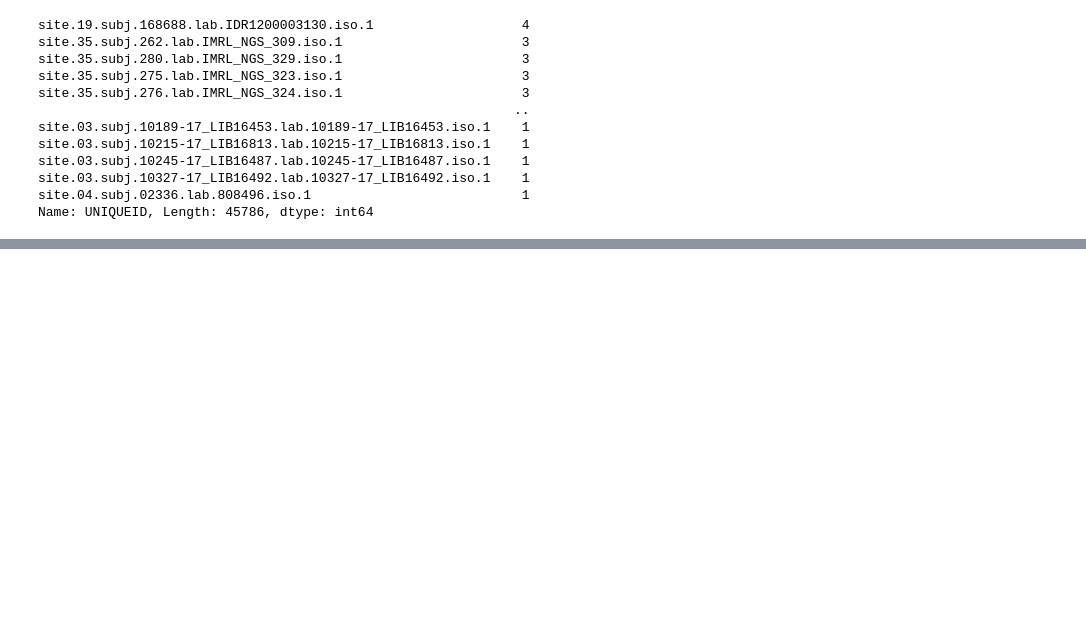
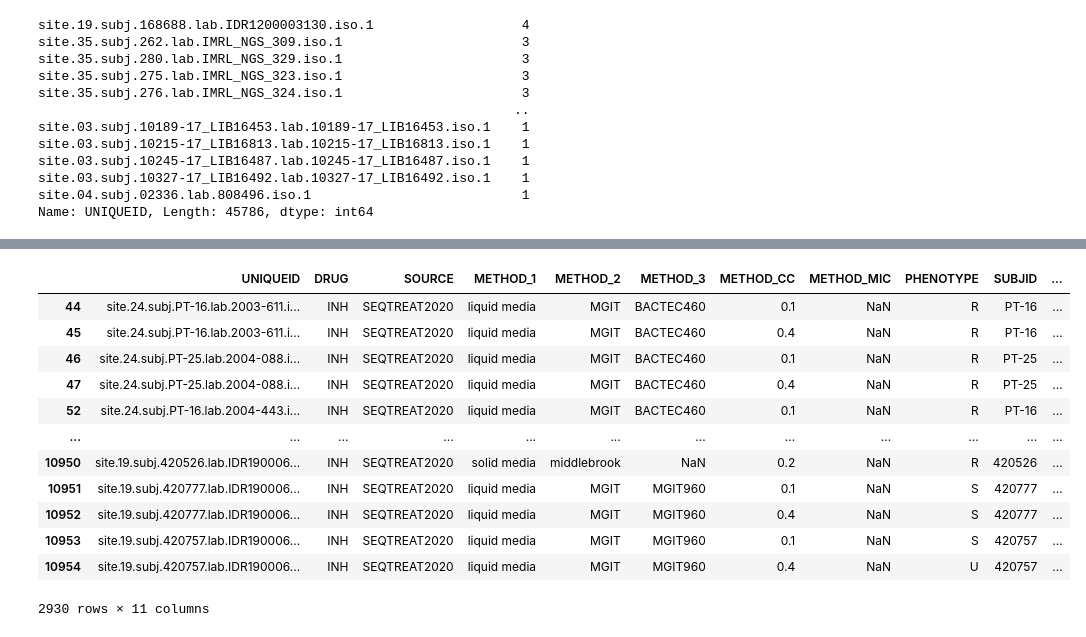
Before and after one commit to fowler-lab/Inh_resistance, a Jupyter notebook: CRyPTIC_KatG.ipynb, the cells around one changed output, grey strips where cells are left out. Saved outputs shown, nothing was run; the diff lists cells and outputs as text; code cells hidden in the pictures; blank space fills up the shorter version.

Commit message:
Broken down DST_MEASUREMENTS into multiple dfs based on METHOD_2 type

```diff
--- a/CRyPTIC_KatG.ipynb
+++ b/CRyPTIC_KatG.ipynb
@@ -320,5 +320,11 @@ plated_IDs = (set(PHENOTYPES.index).intersection(set(DST_MEASUREMENTS.index)))
 
 #Remove these from DST_MEASUREMENTS
 non_plated_IDs = DST_MEASUREMENTS.drop(plated_IDs)
+non_plated_IDs.reset_index(inplace=True)
 
 #Remove duplicates in non_plated_IDs - prioritising MGIT samples
+multiple_UIDs = []
+for i in non_plated_IDs['UNIQUEID']:
+    if len(non_plated_IDs[non_plated_IDs['UNIQUEID'] == i]) > 1:
+            multiple_UIDs.append(i)
+rows_multiple_UIDs = non_plated_IDs.loc[non_plated_IDs['UNIQUEID'].isin(multiple_UIDs)]
@@ -324,0 +355,33 @@ non_plated_IDs = DST_MEASUREMENTS.drop(plated_IDs)
+# %%
+non_MGIT = rows_multiple_UIDs[rows_multiple_UIDs['METHOD_2'] != 'MGIT']
+multiple_MGIT = rows_multiple_UIDs[rows_multiple_UIDs['METHOD_2'] == 'MGIT']
+
+same_UIDs = []
+
+for i in rows_multiple_UIDs['UNIQUEID']:
+    repeats = len(rows_multiple_UIDs[rows_multiple_UIDs['UNIQUEID'] == i])
+    same_UIDs.append(repeats)
+
+rows_multiple_UIDs['Number of same UNIQUEID'] = same_UIDs
+
+#get difference in number of same UNIQUEID
+same_UIDs_2 = []
+for i in non_MGIT['UNIQUEID']:
+    repeats = len(non_MGIT[non_MGIT['UNIQUEID'] == i])
+    same_UIDs_2.append(repeats)
+non_MGIT['Number of same UNIQUEID after MGIT removed'] = same_UIDs_2
+
+d_no_UIDs = []
+row_no = -1
+for i in non_MGIT['Number of same UNIQUEID after MGIT removed']:
+    row_no =+1
+    b = non_MGIT['Number of same UNIQUEID'].iloc[row_no]
+    d = b - i
+    d_no_UIDs.append(d)
+non_MGIT['Difference after MGIT removed'] = d_no_UIDs
+
+if (min(non_MGIT['Difference after MGIT removed'])) < 1:
+    print('Some of the UNIQUE IDs which have had multiple measurements have no MGIT measurements')
+else:
+    print('All UNIQUE IDs which have multiple measurements have either a CRyPTIC or MGIT reading')
+    print(min(non_MGIT['Difference after MGIT removed']))
@@ -325,3 +409,19 @@ non_plated_IDs = DST_MEASUREMENTS.drop(plated_IDs)
+# %%
+rows_multiple_UIDs
+# %% [output]
+|  | UNIQUEID | DRUG | SOURCE | METHOD_1 | METHOD_2 | METHOD_3 | METHOD_CC | METHOD_MIC | PHENOTYPE | SUBJID | ... |
+| 44 | site.24.subj.PT-16.lab.2003-611.i... | INH | SEQTREAT2020 | liquid media | MGIT | BACTEC460 | 0.1 | NaN | R | PT-16 | ... |
+| 45 | site.24.subj.PT-16.lab.2003-611.i... | INH | SEQTREAT2020 | liquid media | MGIT | BACTEC460 | 0.4 | NaN | R | PT-16 | ... |
+| 46 | site.24.subj.PT-25.lab.2004-088.i... | INH | SEQTREAT2020 | liquid media | MGIT | BACTEC460 | 0.1 | NaN | R | PT-25 | ... |
+| 47 | site.24.subj.PT-25.lab.2004-088.i... | INH | SEQTREAT2020 | liquid media | MGIT | BACTEC460 | 0.4 | NaN | R | PT-25 | ... |
+| 52 | site.24.subj.PT-16.lab.2004-443.i... | INH | SEQTREAT2020 | liquid media | MGIT | BACTEC460 | 0.1 | NaN | R | PT-16 | ... |
+| ... | ... | ... | ... | ... | ... | ... | ... | ... | ... | ... | ... |
+| 10950 | site.19.subj.420526.lab.IDR190006... | INH | SEQTREAT2020 | solid media | middlebrook | NaN | 0.2 | NaN | R | 420526 | ... |
+| 10951 | site.19.subj.420777.lab.IDR190006... | INH | SEQTREAT2020 | liquid media | MGIT | MGIT960 | 0.1 | NaN | S | 420777 | ... |
+| 10952 | site.19.subj.420777.lab.IDR190006... | INH | SEQTREAT2020 | liquid media | MGIT | MGIT960 | 0.4 | NaN | S | 420777 | ... |
+| 10953 | site.19.subj.420757.lab.IDR190006... | INH | SEQTREAT2020 | liquid media | MGIT | MGIT960 | 0.1 | NaN | S | 420757 | ... |
+| 10954 | site.19.subj.420757.lab.IDR190006... | INH | SEQTREAT2020 | liquid media | MGIT | MGIT960 | 0.4 | NaN | U | 420757 | ... |
+2930 rows × 11 columns
 # %%
 non_plated_IDs
 # %% [output]
```
Also changed, not shown: parts of 16 cells of this notebook.
